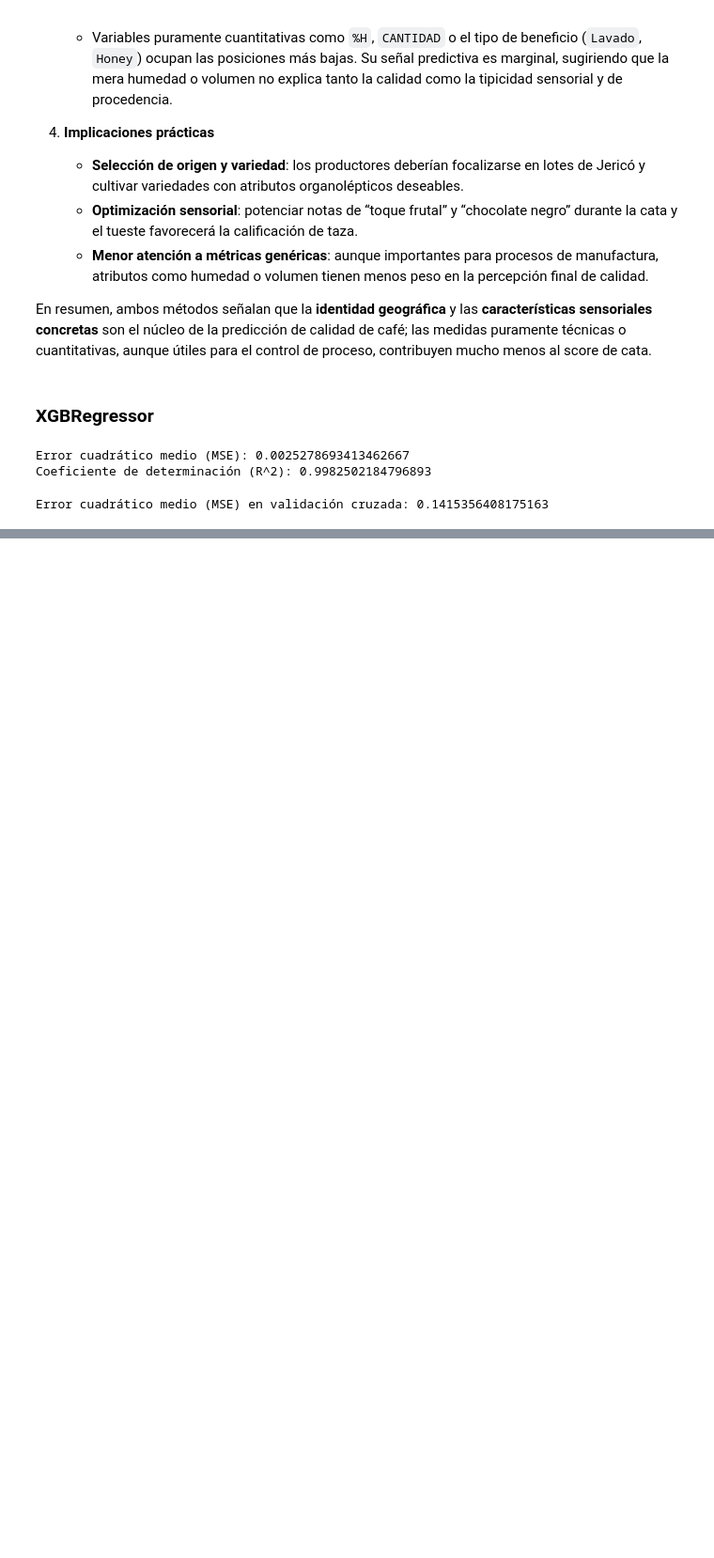
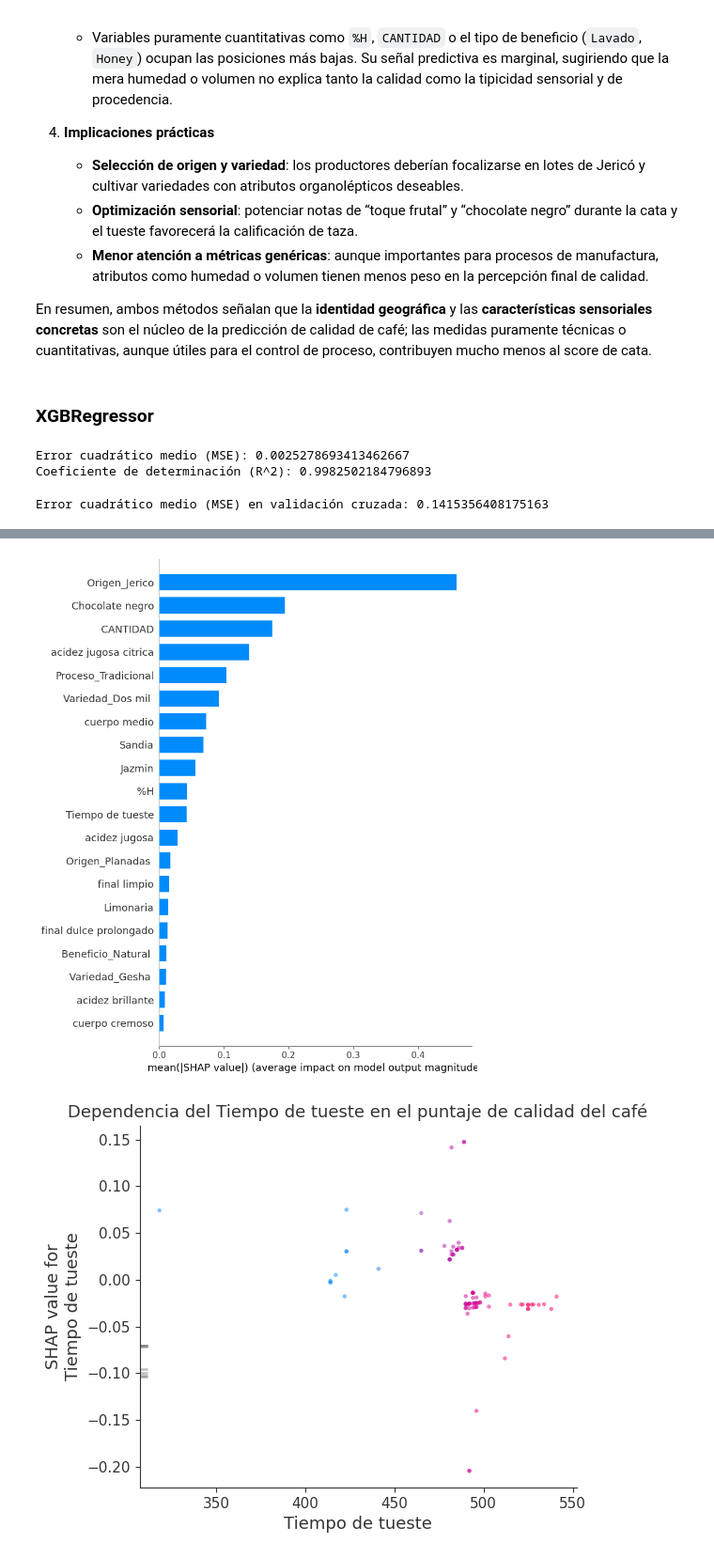
Before and after one commit to RicardoLoperaV/coffee-quality-regression, a Jupyter notebook: Coffee_Cup_Score.ipynb, the cells around one changed output, grey strips where cells are left out. Shown: that part at 94% size. Saved outputs shown, nothing was run; the diff lists cells and outputs as text; code cells hidden in the pictures; blank space fills up the shorter version.

```diff
--- a/Coffee_Cup_Score.ipynb
+++ b/Coffee_Cup_Score.ipynb
@@ -844,0 +897,16 @@ Error cuadrático medio (MSE) en validación cruzada: 0.1415356408175163
+# %%
+# Ahora realizamos un análisis de SHAP para el modelo XGBoost
+explainer2 = shap.Explainer(model2)
+shap_values2 = explainer2.shap_values(df_test)
+# Visualizamos los valores SHAP
+shap.summary_plot(shap_values2, df_test, plot_type="bar", max_display=20)
+# Ahora podemos ver cómo cada característica afecta la predicción del modelo
+shap.dependence_plot("Tiempo de tueste", shap_values2, df_test,
+                        interaction_index="Tiempo de tueste",
+                        show=True,
+                        alpha=0.5,
+                        dot_size=10,
+                        title="Dependencia del Tiempo de tueste en el puntaje de calidad del café")
+# %% [output]
+[figure, added]
+[figure, added]
```
Also changed, not shown: parts of 9 cells of this notebook.
